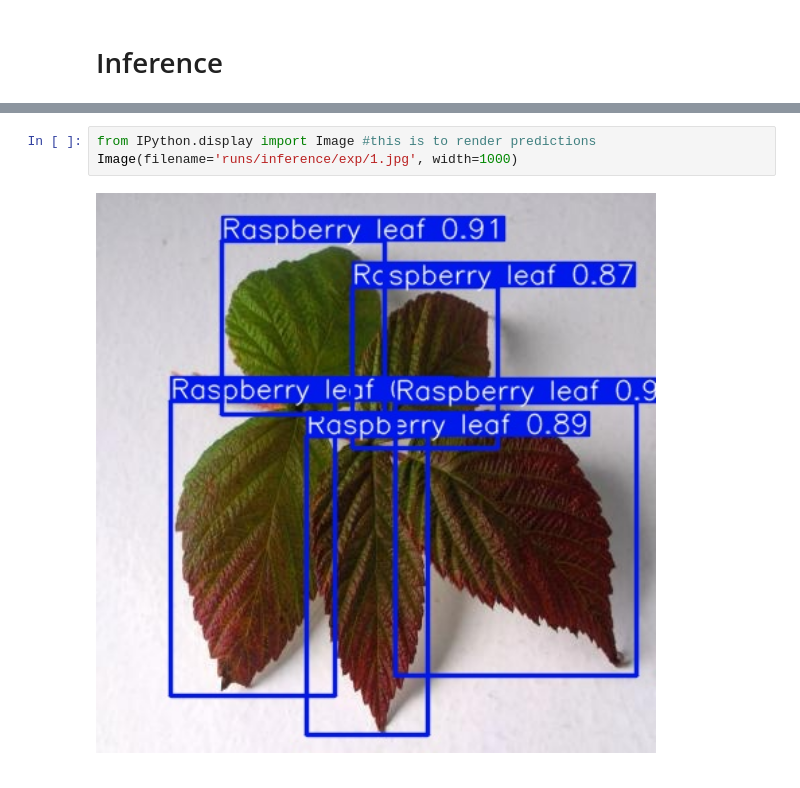
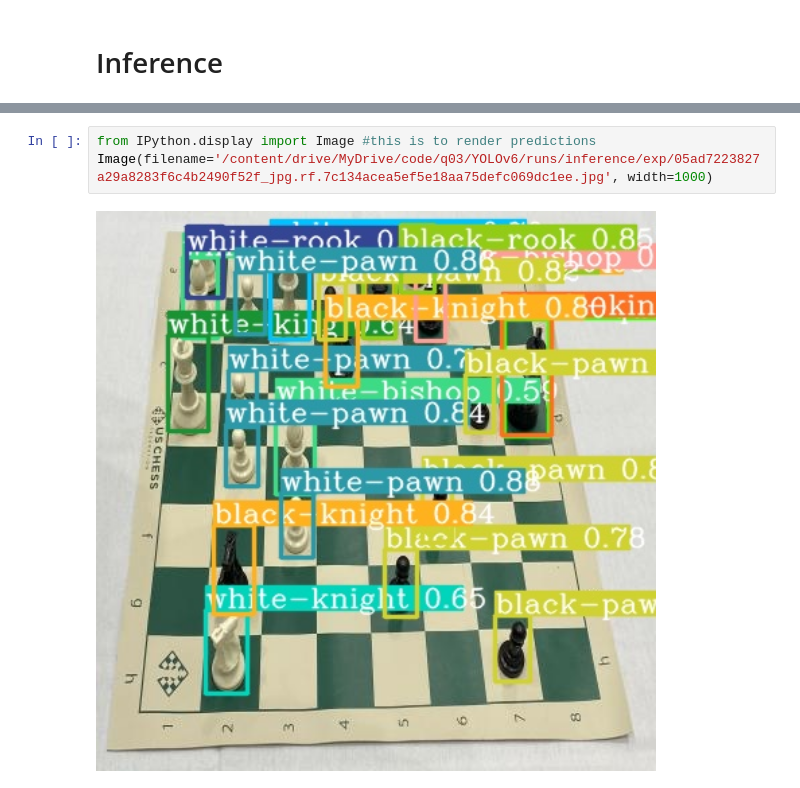
Before and after one commit to 1-1is0/uni_nndl, a Jupyter notebook: hw03/q03/yolov6_implementation.ipynb, the cells around one changed output, grey strips where cells are left out. Drawn from its saved outputs; the diff is of its cells as text.

```diff
--- a/hw03/q03/yolov6_implementation.ipynb
+++ b/hw03/q03/yolov6_implementation.ipynb
@@ -82,5 +101,5 @@ Results saved to runs/inference\exp
 # %%
 from IPython.display import Image #this is to render predictions
-Image(filename='runs/inference/exp/1.jpg', width=1000)
+Image(filename='/content/drive/MyDrive/code/q03/YOLOv6/runs/inference/exp/05ad7223827a29a8283f6c4b2490f52f_jpg.rf.7c134acea5ef5e18aa75defc069dc1ee.jpg', width=1000)
 # %% [output]
-[figure, old version]
+[figure, new version]
```
Also changed, not shown: parts of 8 cells of this notebook, 21 other files.
